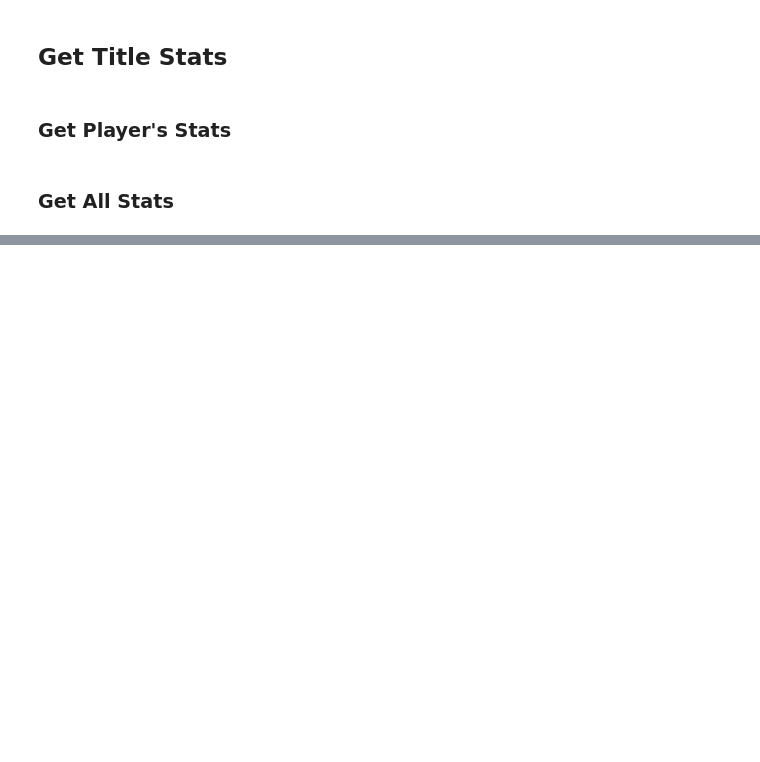
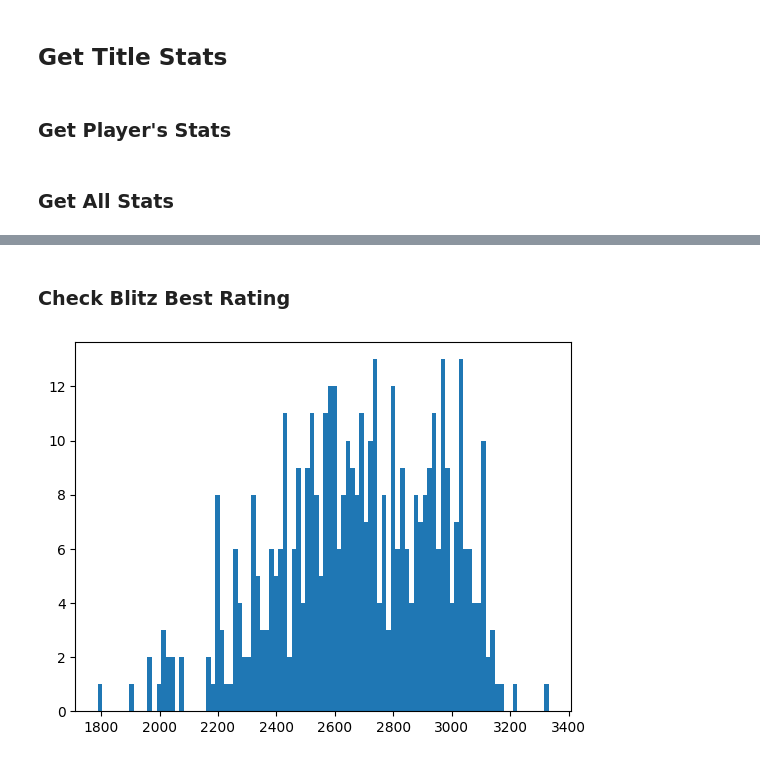
Before and after one commit to hieudoanm/chess.com, a Jupyter notebook: main.ipynb, the cells around one changed output, grey strips where cells are left out. Cells and saved outputs as stored; diff of their text form; code cells hidden in the pictures; blank space fills up the shorter version.

```diff
--- a/main.ipynb
+++ b/main.ipynb
@@ -174,0 +224,10 @@ elgrona HTTPSConnectionPool(host='homapis.vercel.app', port=443): Read timed out
+# %% [markdown]
+### Check Blitz Best Rating
+# %%
+blitz_rating_best_verified_title_players = list(map(lambda title_player: title_player["blitz_rating_best"], verified_title_players))
+blitz_rating_best_verified_title_players = list(filter(lambda rapid_rating_best: rapid_rating_best > 0, blitz_rating_best_verified_title_players))
+
+plt.hist(blitz_rating_best_verified_title_players, 100)
+plt.show()
+# %% [output]
+[figure, added]
```
Also changed, not shown: parts of 23 cells of this notebook, 7 other files.
